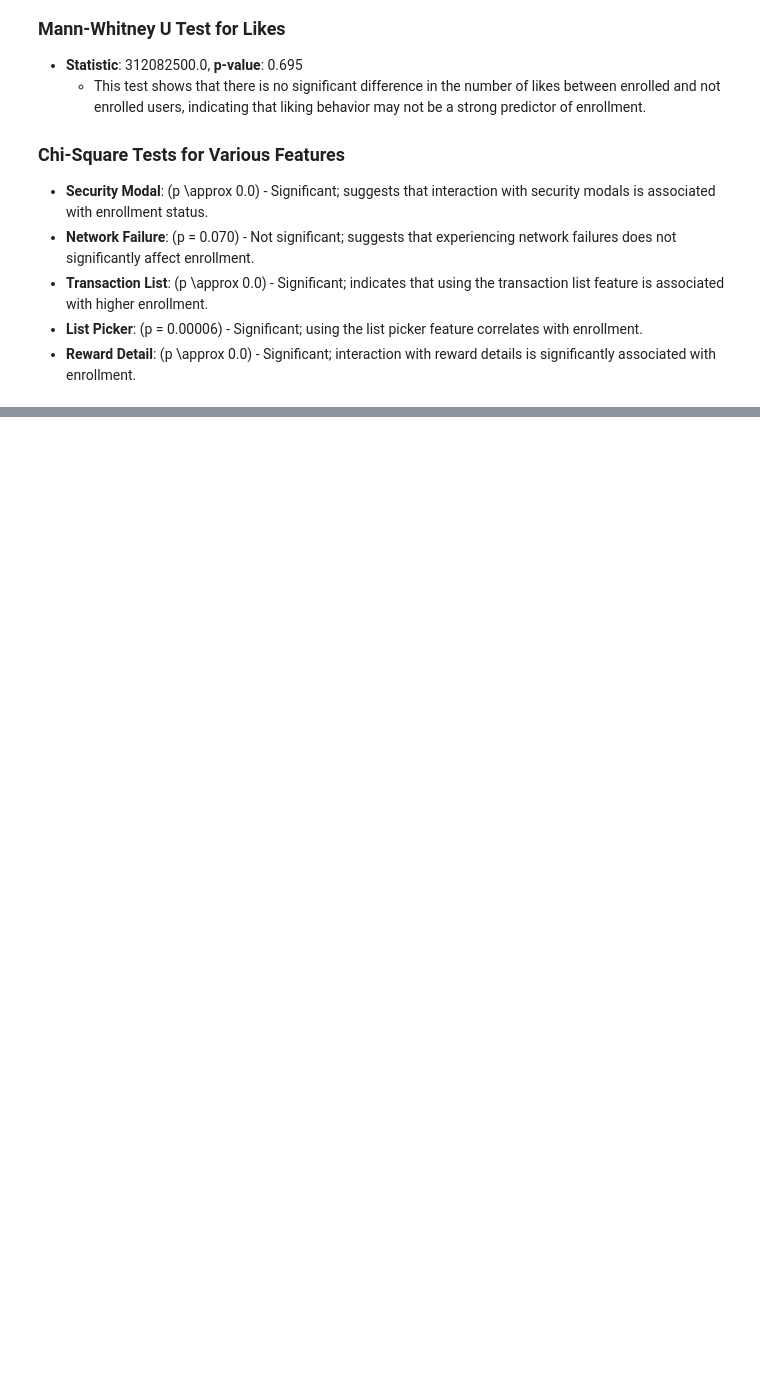
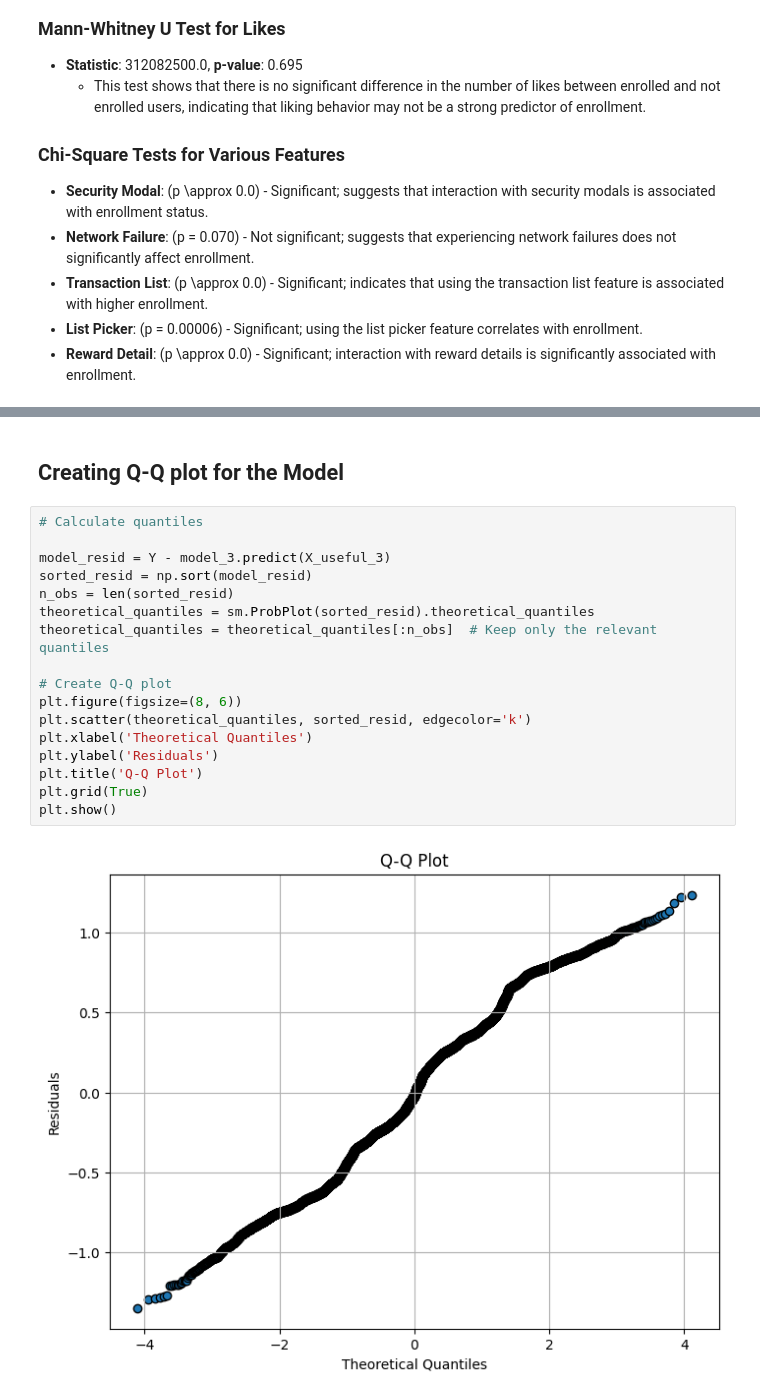
Before and after one commit to arygup/Behavioural-Research---Statistical-Methods, a Jupyter notebook: Aryan/Aryan_tests.ipynb, the cells around one changed output, grey strips where cells are left out. Saved outputs shown, nothing was run; the diff lists cells and outputs as text; blank space fills up the shorter version.

```diff
--- a/Aryan/Aryan_tests.ipynb
+++ b/Aryan/Aryan_tests.ipynb
@@ -347,0 +691,21 @@ hour_anova, liked_mannwhitney, chi_square_results_multiple
+# %% [markdown]
+## Creating Q-Q plot for the Model
+# %%
+# Calculate quantiles
+
+model_resid = Y - model_3.predict(X_useful_3)
+sorted_resid = np.sort(model_resid)
+n_obs = len(sorted_resid)
+theoretical_quantiles = sm.ProbPlot(sorted_resid).theoretical_quantiles
+theoretical_quantiles = theoretical_quantiles[:n_obs]  # Keep only the relevant quantiles
+
+# Create Q-Q plot
+plt.figure(figsize=(8, 6))
+plt.scatter(theoretical_quantiles, sorted_resid, edgecolor='k')
+plt.xlabel('Theoretical Quantiles')
+plt.ylabel('Residuals')
+plt.title('Q-Q Plot')
+plt.grid(True)
+plt.show()
+# %% [output]
+[figure, added]
```
Also changed, not shown: parts of 25 cells of this notebook.
